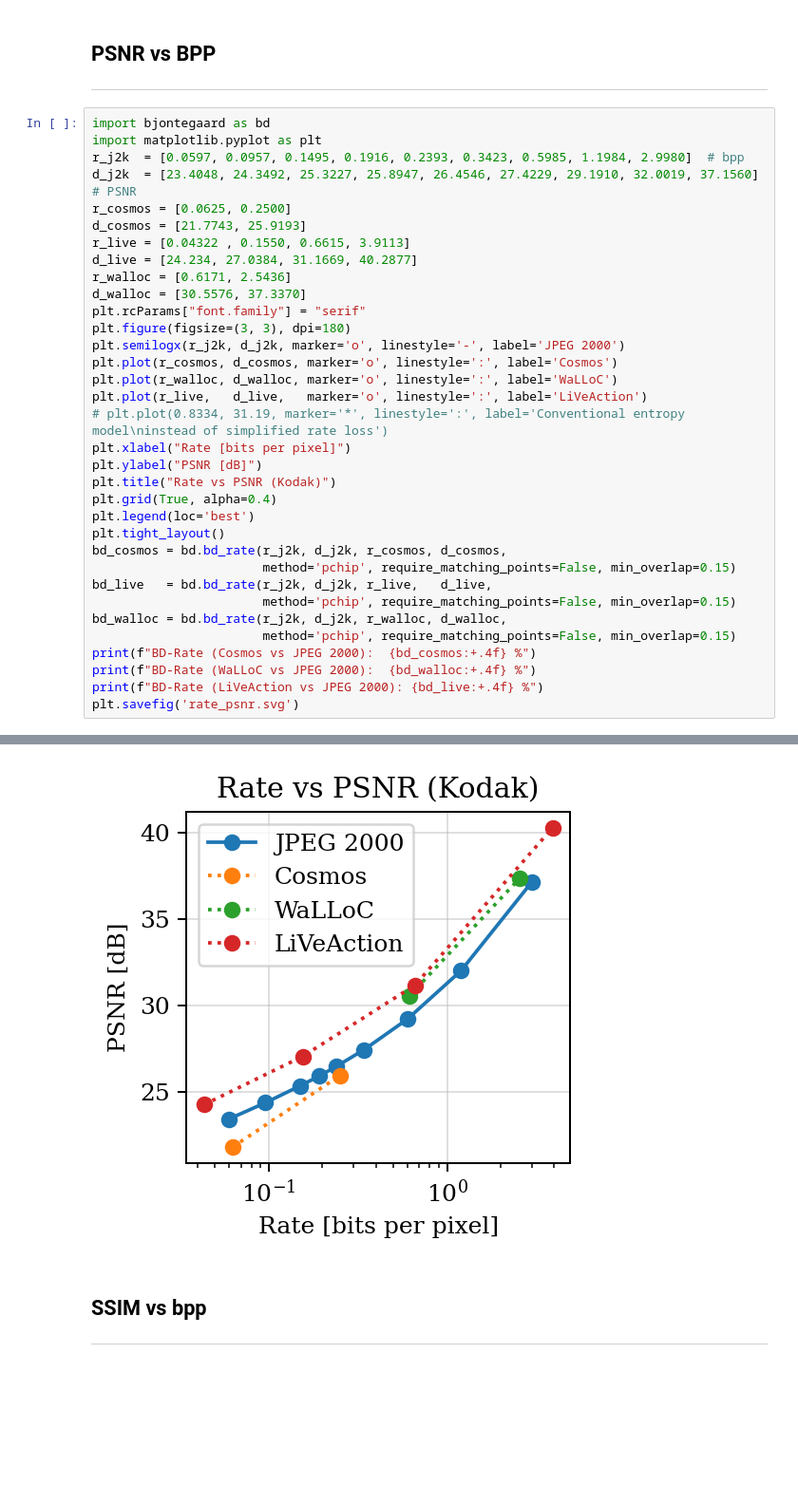
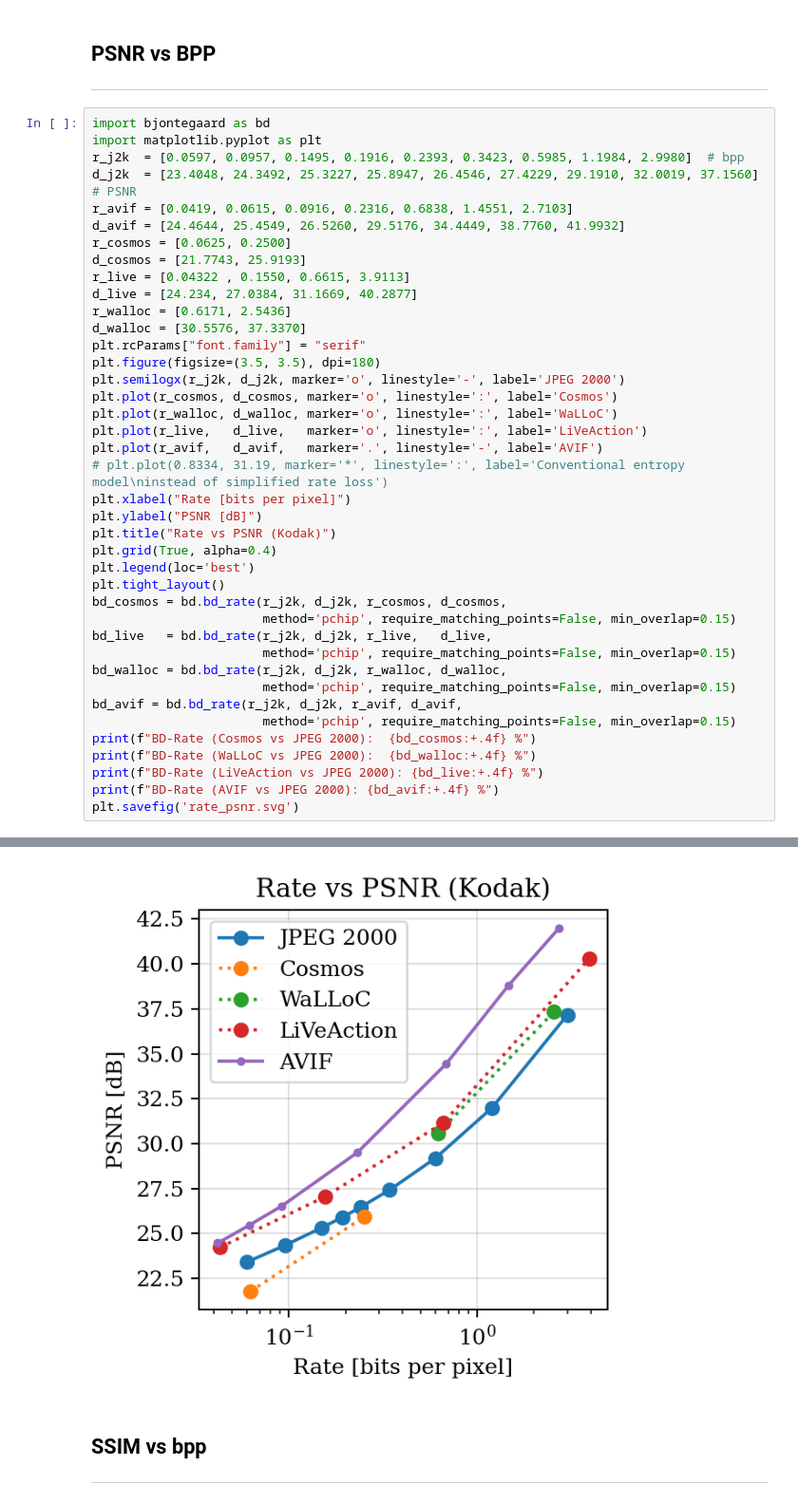
Before and after one commit to UT-SysML/liveaction, a Jupyter notebook: eval/kodak.ipynb, the cells around one changed output, grey strips where cells are left out. Shown at 95% size. Saved outputs shown, nothing was run; the diff lists cells and outputs as text; blank space fills up the shorter version.

Commit message:
avif

```diff
--- a/eval/kodak.ipynb
+++ b/eval/kodak.ipynb
@@ -37,6 +44,8 @@ import bjontegaard as bd
 import matplotlib.pyplot as plt
 r_j2k  = [0.0597, 0.0957, 0.1495, 0.1916, 0.2393, 0.3423, 0.5985, 1.1984, 2.9980]  # bpp
 d_j2k  = [23.4048, 24.3492, 25.3227, 25.8947, 26.4546, 27.4229, 29.1910, 32.0019, 37.1560]  # PSNR
+r_avif = [0.0419, 0.0615, 0.0916, 0.2316, 0.6838, 1.4551, 2.7103]
+d_avif = [24.4644, 25.4549, 26.5260, 29.5176, 34.4449, 38.7760, 41.9932]
 r_cosmos = [0.0625, 0.2500]
 d_cosmos = [21.7743, 25.9193]
 r_live = [0.04322 , 0.1550, 0.6615, 3.9113]
@@ -44,11 +53,12 @@ d_live = [24.234, 27.0384, 31.1669, 40.2877]
 r_walloc = [0.6171, 2.5436]
 d_walloc = [30.5576, 37.3370]
 plt.rcParams["font.family"] = "serif"
-plt.figure(figsize=(3, 3), dpi=180)
+plt.figure(figsize=(3.5, 3.5), dpi=180)
 plt.semilogx(r_j2k, d_j2k, marker='o', linestyle='-', label='JPEG 2000')
 plt.plot(r_cosmos, d_cosmos, marker='o', linestyle=':', label='Cosmos')
 plt.plot(r_walloc, d_walloc, marker='o', linestyle=':', label='WaLLoC')
 plt.plot(r_live,   d_live,   marker='o', linestyle=':', label='LiVeAction')
+plt.plot(r_avif,   d_avif,   marker='.', linestyle='-', label='AVIF')
 # plt.plot(0.8334, 31.19, marker='*', linestyle=':', label='Conventional entropy model\ninstead of simplified rate loss')
 plt.xlabel("Rate [bits per pixel]")
 plt.ylabel("PSNR [dB]")
@@ -62,9 +72,12 @@ bd_live   = bd.bd_rate(r_j2k, d_j2k, r_live,   d_live,
                        method='pchip', require_matching_points=False, min_overlap=0.15)
 bd_walloc = bd.bd_rate(r_j2k, d_j2k, r_walloc, d_walloc,
                        method='pchip', require_matching_points=False, min_overlap=0.15)
+bd_avif = bd.bd_rate(r_j2k, d_j2k, r_avif, d_avif,
+                       method='pchip', require_matching_points=False, min_overlap=0.15)
 print(f"BD-Rate (Cosmos vs JPEG 2000):  {bd_cosmos:+.4f} %")
 print(f"BD-Rate (WaLLoC vs JPEG 2000):  {bd_walloc:+.4f} %")
 print(f"BD-Rate (LiVeAction vs JPEG 2000): {bd_live:+.4f} %")
+print(f"BD-Rate (AVIF vs JPEG 2000): {bd_avif:+.4f} %")
 plt.savefig('rate_psnr.svg')
 # %% [output]
 BD-Rate (Cosmos vs JPEG 2000):  +49.6106 %
@@ -73,4 +87,4 @@ BD-Rate (LiVeAction vs JPEG 2000): -36.3974 %
-[figure, old version]
+[figure, new version]
 # %% [markdown]
 SSIM vs bpp
 ---
```
Also changed, not shown: parts of 9 cells of this notebook.
